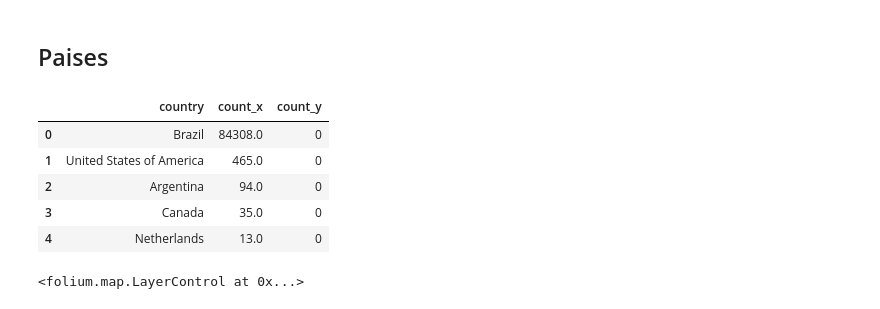
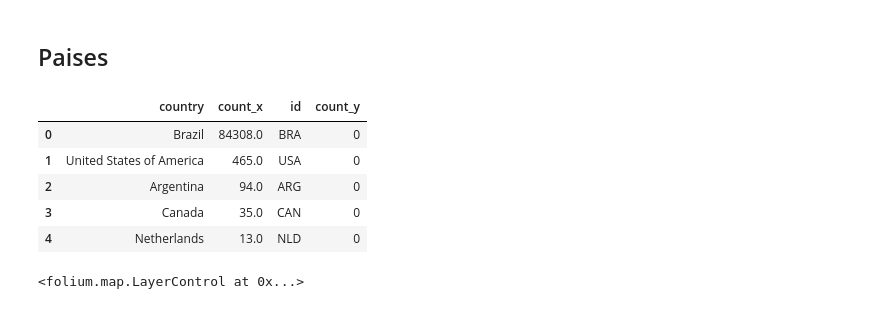
Before and after one commit to bauticanavese/Datos-Tps, a Jupyter notebook: TP1/Mapas.ipynb, the cells around one changed output. Drawn from its saved outputs; the diff is of its cells as text; code cells hidden in the pictures.

```diff
--- a/TP1/Mapas.ipynb
+++ b/TP1/Mapas.ipynb
@@ -27,10 +33,11 @@ de sacar conlusiones.
 ## Paises ##
 # %%
 # Total de paises dentro del archivo.
-countries_name = pd.read_json('data/world-countries.json')
-countries_name = countries_name.features.apply(lambda x: x['properties']['name']).to_frame()
+paises = pd.read_json('data/world-countries.json')
+countries_name = paises.features.apply(lambda x: x['properties']['name']).to_frame()
+countries_name['id'] = paises.features.apply(lambda x: x['id'])
 countries_name['count'] = 0
-countries_name.columns = ['country', 'count']
+countries_name.columns = ['country', 'id', 'count']
 
 # Calculando la cantidad de eventos por pais.
 countries_data = pd.DataFrame(eventos_2018['country'].value_counts().astype(int))
@@ -39,18 +46,18 @@ countries_data.columns = ['country', 'count']
 countries_data.replace({'United States' : 'United States of America'}, inplace= True)
 
 # Cantiadad de eventos sobre todos los paises.
-data = countries_data.merge(countries_name, how='right', on='country')
-data.replace({np.nan : 0}, inplace= True)
+data_paises = countries_data.merge(countries_name, how='right', on='country')
+data_paises.replace({np.nan : 0}, inplace= True)
 # %%
 # Top 5 paises con mas eventos.
-data[:5]
+data_paises[:5]
 # %% [output]
-|  | country | count_x | count_y |
-| 0 | Brazil | 84308.0 | 0 |
-| 1 | United States of America | 465.0 | 0 |
-| 2 | Argentina | 94.0 | 0 |
-| 3 | Canada | 35.0 | 0 |
-| 4 | Netherlands | 13.0 | 0 |
+|  | country | count_x | id | count_y |
+| 0 | Brazil | 84308.0 | BRA | 0 |
+| 1 | United States of America | 465.0 | USA | 0 |
+| 2 | Argentina | 94.0 | ARG | 0 |
+| 3 | Canada | 35.0 | CAN | 0 |
+| 4 | Netherlands | 13.0 | NLD | 0 |
 # %%
 # Creacion de mapa
 SF_COORDINATES = (37.76, -122.45)
```
Also changed, not shown: parts of 6 cells of this notebook, 1 other file.
